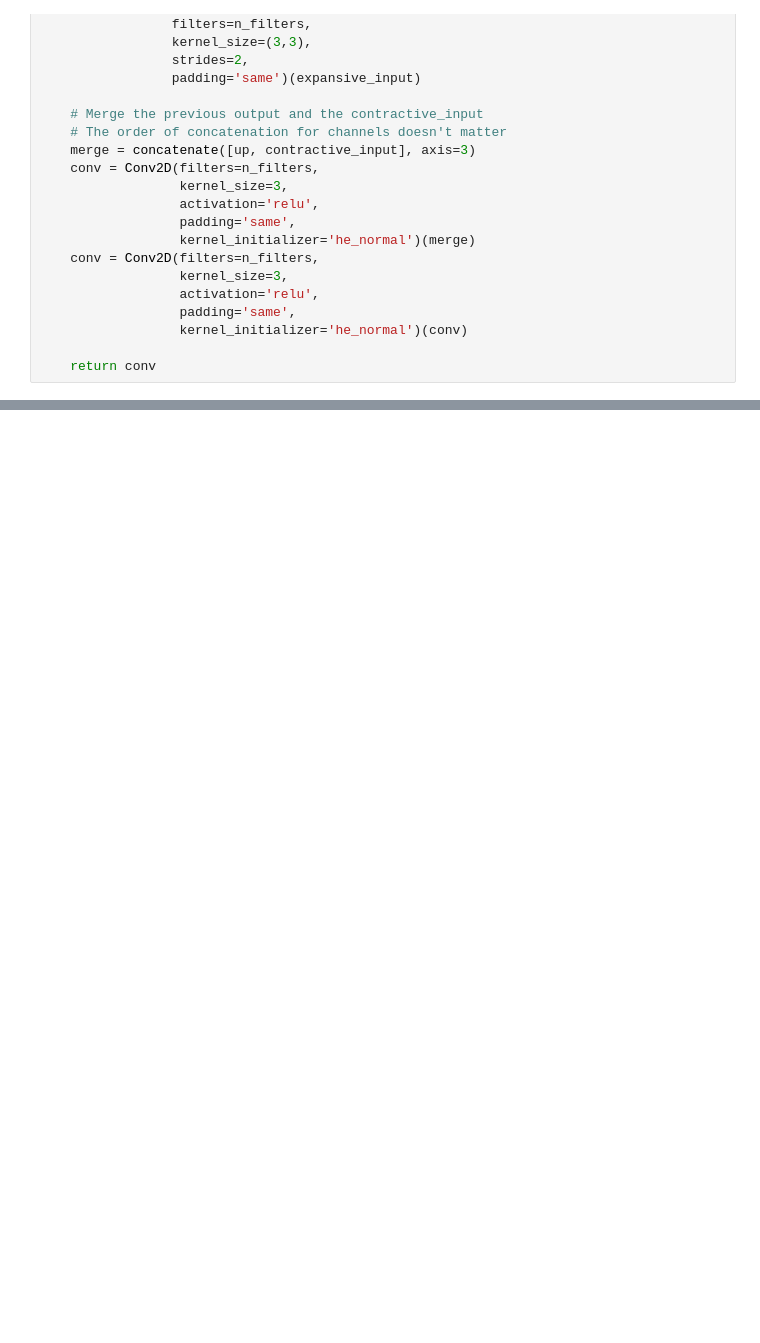
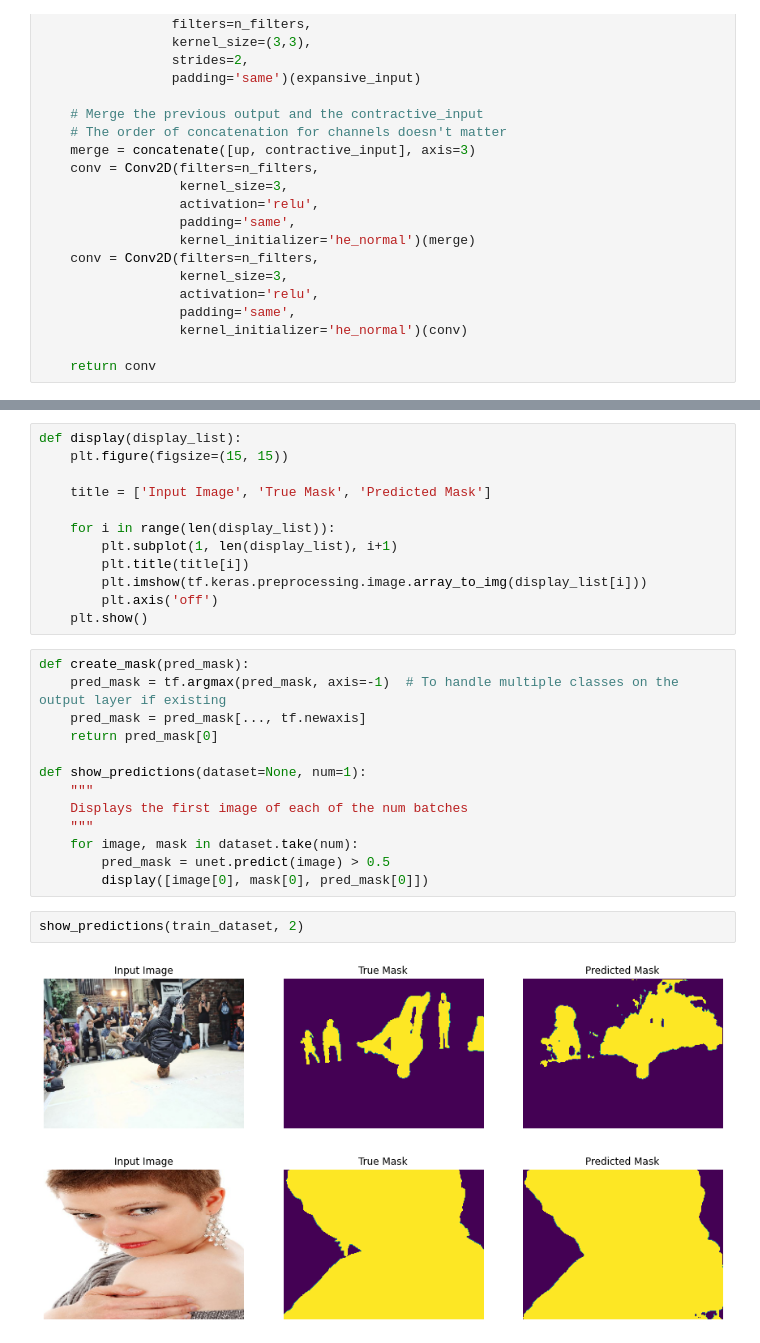
Before and after one commit to artanzand/image_segmentation_NST, a Jupyter notebook: src/U-Net_model.ipynb, the cells around one changed output, grey strips where cells are left out. Drawn from its saved outputs; the diff is of its cells as text; blank space fills up the shorter version.

```diff
--- a/src/U-Net_model.ipynb
+++ b/src/U-Net_model.ipynb
@@ -260,0 +340,30 @@ ________________________________________________________________________________
+# %%
+def display(display_list):
+    plt.figure(figsize=(15, 15))
+
+    title = ['Input Image', 'True Mask', 'Predicted Mask']
+
+    for i in range(len(display_list)):
+        plt.subplot(1, len(display_list), i+1)
+        plt.title(title[i])
+        plt.imshow(tf.keras.preprocessing.image.array_to_img(display_list[i]))
+        plt.axis('off')
+    plt.show()
+# %%
+def create_mask(pred_mask):
+    pred_mask = tf.argmax(pred_mask, axis=-1)  # To handle multiple classes on the output layer if existing
+    pred_mask = pred_mask[..., tf.newaxis]
+    return pred_mask[0]
+
+def show_predictions(dataset=None, num=1):
+    """
+    Displays the first image of each of the num batches
+    """
+    for image, mask in dataset.take(num):
+        pred_mask = unet.predict(image) > 0.5
+        display([image[0], mask[0], pred_mask[0]])
+# %%
+show_predictions(train_dataset, 2)
+# %% [output]
+[figure, added]
+[figure, added]
```
Also changed, not shown: parts of 15 cells of this notebook.
